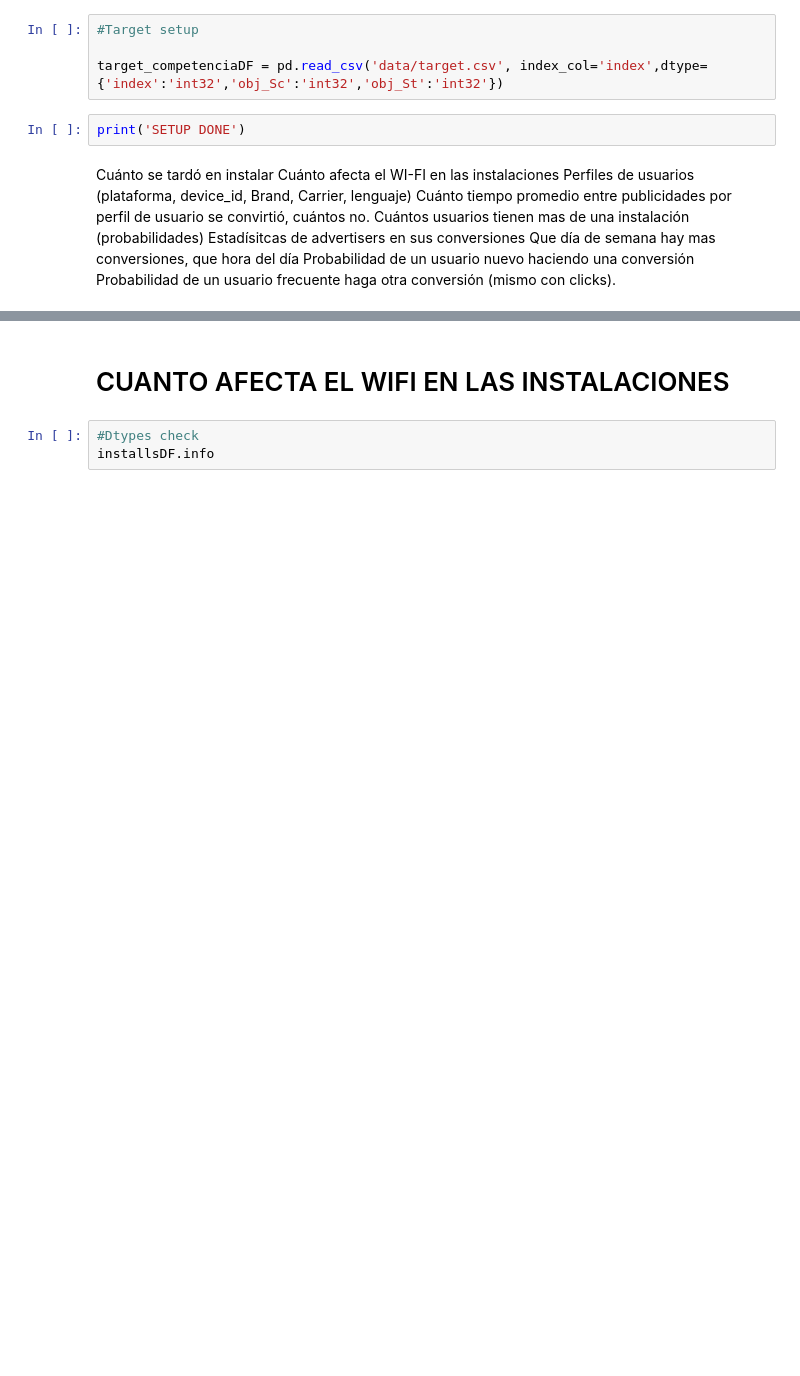
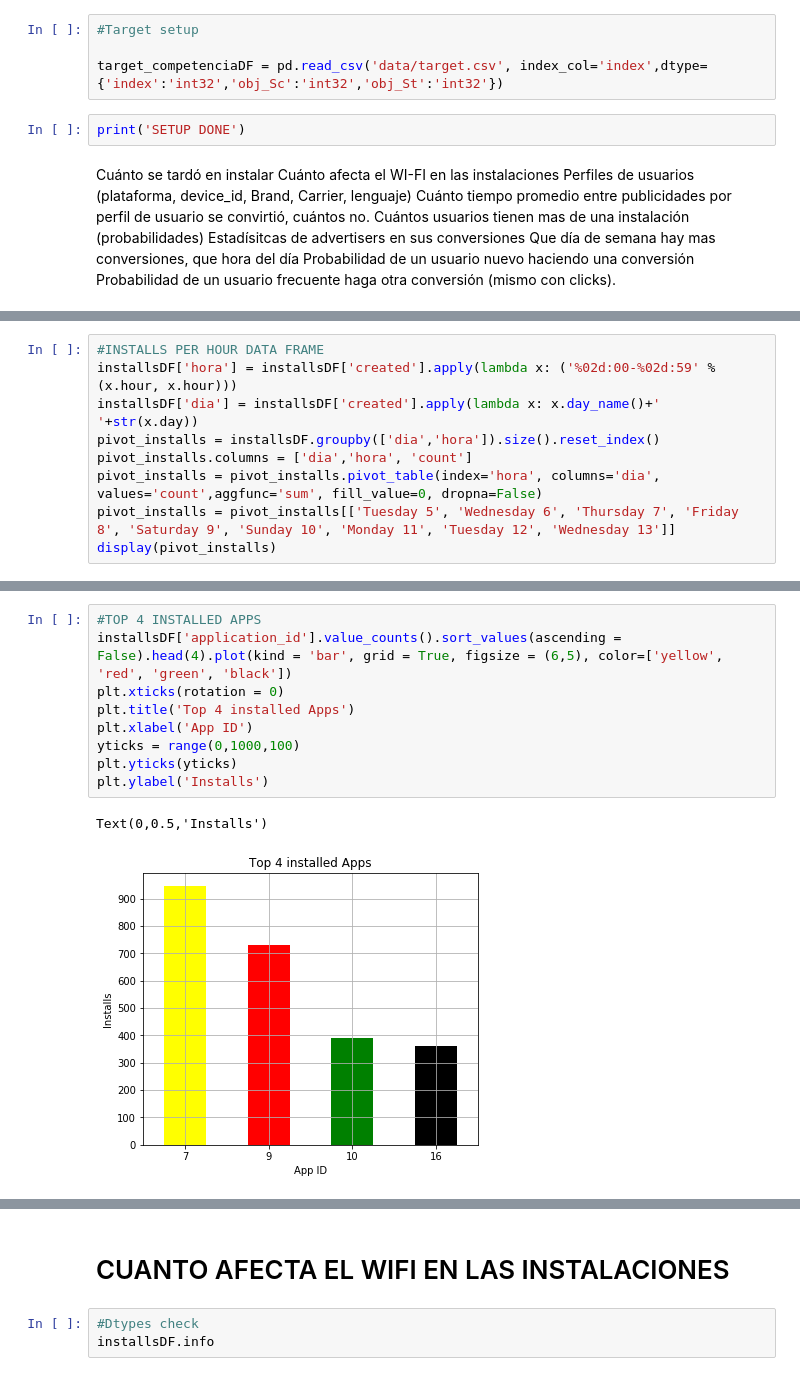
Before and after one commit to bebetosaba/7506-datos-1C2019, a Jupyter notebook: TP1/analisis.ipynb, the cells around one changed output, grey strips where cells are left out. Saved outputs shown, nothing was run; the diff lists cells and outputs as text; blank space fills up the shorter version.

```diff
--- a/TP1/analisis.ipynb
+++ b/TP1/analisis.ipynb
@@ -67,0 +245,9 @@ Probabilidad de un usuario frecuente haga otra conversión (mismo con clicks).
+# %%
+#INSTALLS PER HOUR DATA FRAME
+installsDF['hora'] = installsDF['created'].apply(lambda x: ('%02d:00-%02d:59' % (x.hour, x.hour)))
+installsDF['dia'] = installsDF['created'].apply(lambda x: x.day_name()+' '+str(x.day))
+pivot_installs = installsDF.groupby(['dia','hora']).size().reset_index()
+pivot_installs.columns = ['dia','hora', 'count']
+pivot_installs = pivot_installs.pivot_table(index='hora', columns='dia', values='count',aggfunc='sum', fill_value=0, dropna=False)
+pivot_installs = pivot_installs[['Tuesday 5', 'Wednesday 6', 'Thursday 7', 'Friday 8', 'Saturday 9', 'Sunday 10', 'Monday 11', 'Tuesday 12', 'Wednesday 13']]
+display(pivot_installs)
@@ -67,0 +286,12 @@ Probabilidad de un usuario frecuente haga otra conversión (mismo con clicks).
+# %%
+#TOP 4 INSTALLED APPS
+installsDF['application_id'].value_counts().sort_values(ascending = False).head(4).plot(kind = 'bar', grid = True, figsize = (6,5), color=['yellow', 'red', 'green', 'black'])
+plt.xticks(rotation = 0)
+plt.title('Top 4 installed Apps')
+plt.xlabel('App ID')
+yticks = range(0,1000,100)
+plt.yticks(yticks)
+plt.ylabel('Installs')
+# %% [output]
+Text(0,0.5,'Installs')
+[figure, added]
```
Also changed, not shown: parts of 64 cells of this notebook.
